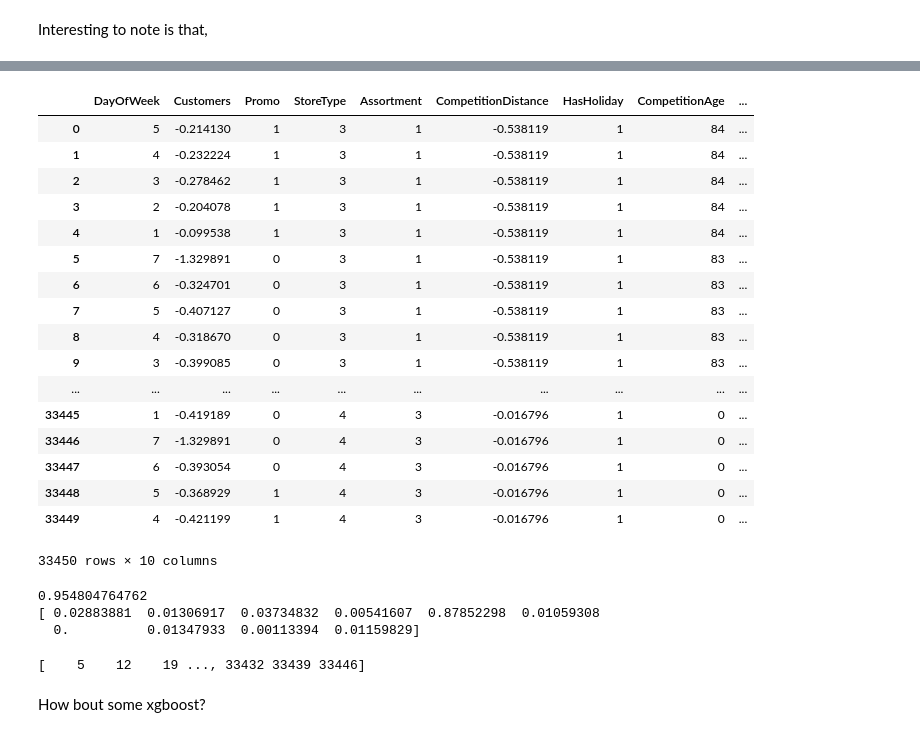
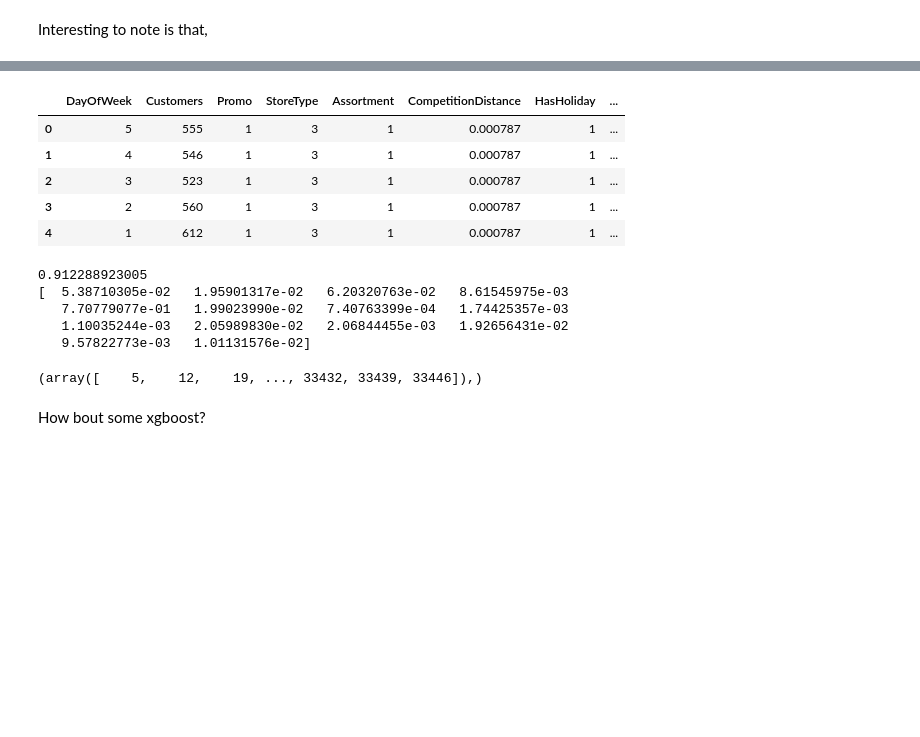
Before and after one commit to HooDeLin/CS3244-Homework-3, a Jupyter notebook: CS3244 Homework 3-Copy2.ipynb, the cells around one changed output, grey strips where cells are left out. Drawn from its saved outputs; the diff is of its cells as text; code cells hidden in the pictures; blank space fills up the shorter version.

```diff
--- a/CS3244 Homework 3-Copy2.ipynb
+++ b/CS3244 Homework 3-Copy2.ipynb
@@ -127,18 +169,34 @@ mapPromoIntervalToInt = {'Jan': 1, 'Feb': 2, 'Mar': 3, 'Apr': 4, 'May': 5, 'Jun'
 # %%
 trainData['HasHoliday'] = trainData.apply(lambda row: hasHoliday(row), axis=1)
+trainData['previousRowDate'] = trainData['Date'].shift(1)
+trainData['nextRowDate'] = trainData['Date'].shift(-1)
+trainData['isTomorrowHoliday'] = trainData['HasHoliday'].shift(1)
+trainData['isYesterdayHoliday'] = trainData['HasHoliday'].shift(-1)
+trainData['isTomorrowHoliday'] = trainData.apply(lambda row: isTomorrowHoliday(row), axis=1)
+trainData['isYesterdayHoliday'] = trainData.apply(lambda row: isYesterdayHoliday(row), axis=1)
+trainData.drop(['previousRowDate','nextRowDate'],inplace=True, axis=1)
 trainData['CompetitionAge'] = trainData.apply(lambda row: calculateCompetitionAge(row), axis=1)
 trainData['HavingPromo2'] = trainData.apply(lambda row: isHavingPromo2(row), axis=1)
 trainData['Promo2Age'] = trainData.apply(lambda row: promo2Age(row), axis=1)
-trainData['CompetitionDistance'] = trainData.apply(lambda row: normalizeDistance(row), axis=1)
-trainData['Customers'] = trainData.apply(lambda row: normalizeCustomer(row), axis=1)
+trainData['CompetitionDistance'] = trainData.apply(lambda row: invert(row), axis=1)
+trainData['DayOfMonth'] = trainData.apply(lambda row: getDayOfMonth(row), axis=1)
+trainData['Month'] = trainData.apply(lambda row: getMonth(row), axis=1)
 trainData.replace(mapCharToInt, inplace=True)
 trainData.fillna(0, inplace=True)
 testData['HasHoliday'] = testData.apply(lambda row: hasHoliday(row), axis=1)
+testData['previousRowDate'] = testData['Date'].shift(1)
+testData['nextRowDate'] = testData['Date'].shift(-1)
+testData['isTomorrowHoliday'] = testData['HasHoliday'].shift(1)
+testData['isYesterdayHoliday'] = testData['HasHoliday'].shift(-1)
+testData['isTomorrowHoliday'] = testData.apply(lambda row: isTomorrowHoliday(row), axis=1)
+testData['isYesterdayHoliday'] = testData.apply(lambda row: isYesterdayHoliday(row), axis=1)
+testData.drop(['previousRowDate','nextRowDate'],inplace=True, axis=1)
 testData['CompetitionAge'] = testData.apply(lambda row: calculateCompetitionAge(row), axis=1)
 testData['HavingPromo2'] = testData.apply(lambda row: isHavingPromo2(row), axis=1)
 testData['Promo2Age'] = testData.apply(lambda row: promo2Age(row), axis=1)
-testData['CompetitionDistance'] = testData.apply(lambda row: normalizeDistance(row), axis=1)
-testData['Customers'] = testData.apply(lambda row: normalizeCustomer(row), axis=1)
+testData['CompetitionDistance'] = testData.apply(lambda row: invert(row), axis=1)
+testData['DayOfMonth'] = testData.apply(lambda row: getDayOfMonth(row), axis=1)
+testData['Month'] = testData.apply(lambda row: getMonth(row), axis=1)
 testData.replace(mapCharToInt, inplace=True)
 testData.fillna(0, inplace=True)
 # %%
@@ -186,8 +225,9 @@ testData
 # %%
 # Dropping features
-_trainData = trainData.drop(['Date','CompetitionOpenSinceMonth','CompetitionOpenSinceYear','StateHoliday','SchoolHoliday','Promo2SinceWeek', 'Promo2SinceYear','PromoInterval', 'Promo2', 'Open'], axis=1)
-_testData = testData.drop(['Date','CompetitionOpenSinceMonth','CompetitionOpenSinceYear','StateHoliday','SchoolHoliday','Promo2SinceWeek', 'Promo2SinceYear','PromoInterval', 'Promo2', 'Open'], axis=1)
+_trainData = trainData.drop(['CompetitionOpenSinceMonth','CompetitionOpenSinceYear','StateHoliday','SchoolHoliday','Promo2SinceWeek', 'Promo2SinceYear','PromoInterval', 'Promo2', 'Open'], axis=1)
+_testData = testData.drop(['CompetitionOpenSinceMonth','CompetitionOpenSinceYear','StateHoliday','SchoolHoliday','Promo2SinceWeek', 'Promo2SinceYear','PromoInterval', 'Promo2', 'Open'], axis=1)
 y = _trainData[_trainData.Customers != 0].Sales.values
-_trainData = _trainData[_trainData.Customers != 0].drop(['Sales', 'Store'], axis=1)
-_testData = _testData.drop('Store', axis=1)
+__trainData = _trainData[_trainData.Customers != 0]
+_trainData = _trainData[_trainData.Customers != 0].drop(['Date','Sales', 'Store'], axis=1)
+_testData = _testData.drop(['Date','Store'], axis=1)
 # %%
@@ -214,39 +242,29 @@ _trainData
 # %%
-_testData
+_testData.head()
 # %% [output]
-|  | DayOfWeek | Customers | Promo | StoreType | Assortment | CompetitionDistance | HasHoliday | CompetitionAge | ... |
-| 0 | 5 | -0.214130 | 1 | 3 | 1 | -0.538119 | 1 | 84 | ... |
-| 1 | 4 | -0.232224 | 1 | 3 | 1 | -0.538119 | 1 | 84 | ... |
-| 2 | 3 | -0.278462 | 1 | 3 | 1 | -0.538119 | 1 | 84 | ... |
-| 3 | 2 | -0.204078 | 1 | 3 | 1 | -0.538119 | 1 | 84 | ... |
-| 4 | 1 | -0.099538 | 1 | 3 | 1 | -0.538119 | 1 | 84 | ... |
-| 5 | 7 | -1.329891 | 0 | 3 | 1 | -0.538119 | 1 | 83 | ... |
-| 6 | 6 | -0.324701 | 0 | 3 | 1 | -0.538119 | 1 | 83 | ... |
-| 7 | 5 | -0.407127 | 0 | 3 | 1 | -0.538119 | 1 | 83 | ... |
-| 8 | 4 | -0.318670 | 0 | 3 | 1 | -0.538119 | 1 | 83 | ... |
-| 9 | 3 | -0.399085 | 0 | 3 | 1 | -0.538119 | 1 | 83 | ... |
-| ... | ... | ... | ... | ... | ... | ... | ... | ... | ... |
-| 33445 | 1 | -0.419189 | 0 | 4 | 3 | -0.016796 | 1 | 0 | ... |
-| 33446 | 7 | -1.329891 | 0 | 4 | 3 | -0.016796 | 1 | 0 | ... |
-| 33447 | 6 | -0.393054 | 0 | 4 | 3 | -0.016796 | 1 | 0 | ... |
-| 33448 | 5 | -0.368929 | 1 | 4 | 3 | -0.016796 | 1 | 0 | ... |
-| 33449 | 4 | -0.421199 | 1 | 4 | 3 | -0.016796 | 1 | 0 | ... |
+|  | DayOfWeek | Customers | Promo | StoreType | Assortment | CompetitionDistance | HasHoliday | ... |
+| 0 | 5 | 555 | 1 | 3 | 1 | 0.000787 | 1 | ... |
+| 1 | 4 | 546 | 1 | 3 | 1 | 0.000787 | 1 | ... |
+| 2 | 3 | 523 | 1 | 3 | 1 | 0.000787 | 1 | ... |
+| 3 | 2 | 560 | 1 | 3 | 1 | 0.000787 | 1 | ... |
+| 4 | 1 | 612 | 1 | 3 | 1 | 0.000787 | 1 | ... |
-33450 rows × 10 columns
 # %%
 X = _trainData.values
 X_train, X_val, y_train, y_val = train_test_split(X, y, test_size=0.2, random_state=0)
-rfr = RandomForestRegressor()
+rfr = RandomForestRegressor(n_estimators=3)
 clf = rfr.fit(X_train, y_train)
 print(clf.score(X_val, y_val))
 rfr.fit(X,y)
 print(rfr.feature_importances_)
 # %% [output]
-0.954804764762
-[ 0.02883881  0.01306917  0.03734832  0.00541607  0.87852298  0.01059308
-  0.          0.01347933  0.00113394  0.01159829]
+0.912288923005
+[  5.38710305e-02   1.95901317e-02   6.20320763e-02   8.61545975e-03
+   7.70779077e-01   1.99023990e-02   7.40763399e-04   1.74425357e-03
+   1.10035244e-03   2.05989830e-02   2.06844455e-03   1.92656431e-02
+   9.57822773e-03   1.01131576e-02]
 # %%
 results = rfr.predict(_testData.as_matrix())
-store_closed_index = np.where(_testData.Customers == (0 - customer_mean)/customer_std)[0]
+store_closed_index = np.where(_testData.Customers == 0)
 
 print(store_closed_index)
 
@@ -260,6 +278,6 @@ with open('submission.csv', 'w') as csvfile:
         writer.writerow({'Id': index[idx] + 1, 'Sales': val})
     csvfile.close()
 # %% [output]
-[    5    12    19 ..., 33432 33439 33446]
+(array([    5,    12,    19, ..., 33432, 33439, 33446]),)
 # %% [markdown]
 How bout some xgboost?
```
Also changed, not shown: parts of 10 cells of this notebook.
